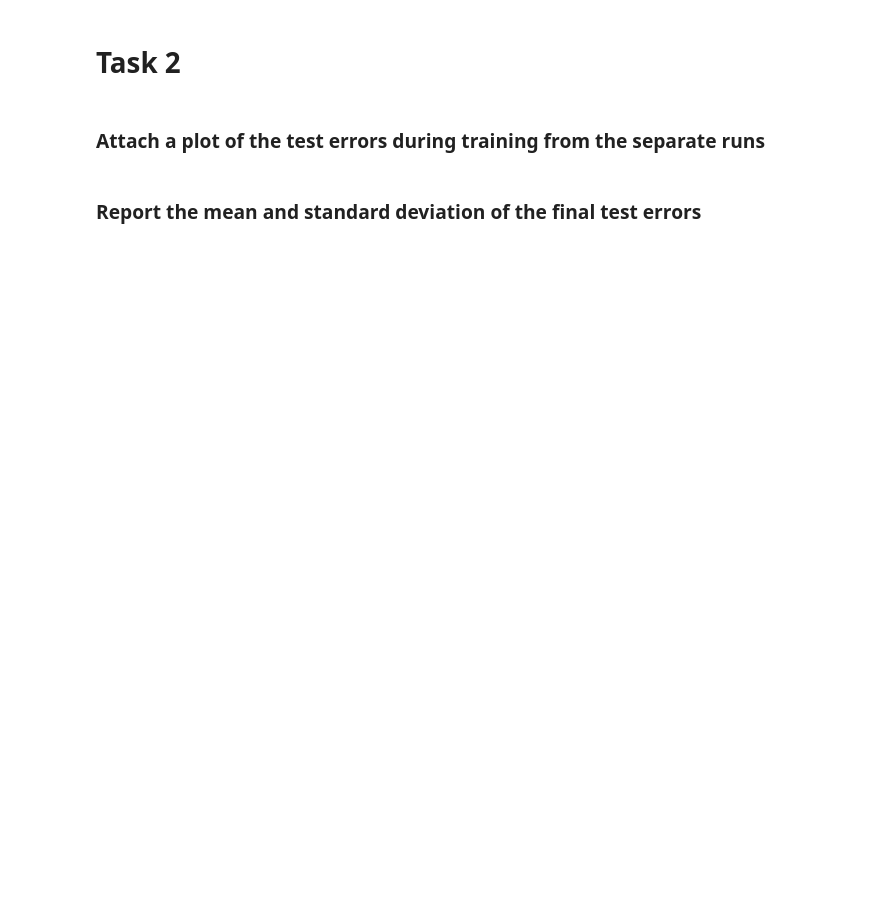
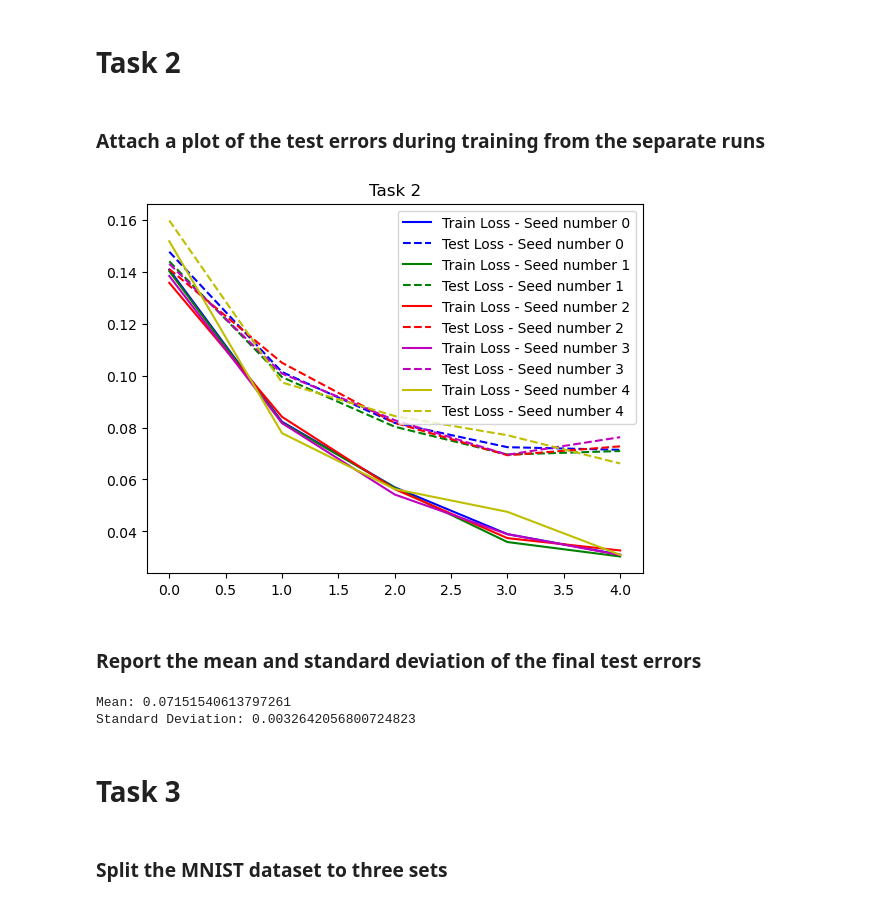
Before and after one commit to tamaricoh/ADL_second_project, a Jupyter notebook: ex3.ipynb, the cells around one changed output. Saved outputs shown, nothing was run; the diff lists cells and outputs as text; code cells hidden in the pictures; blank space fills up the shorter version.

Commit message:
task_3_complete

```diff
--- a/ex3.ipynb
+++ b/ex3.ipynb
@@ -252,20 +251,30 @@ def task_2_plot(train_loss_history, test_loss_history, seed):
 # %%
-final_err = []
+def task_2(f):
+    all_train_history = []
+    all_test_history = []
+    all_val_history = []
+    final_err = []
 
-for i in range(5):
-    torch.manual_seed(i)
-    model = Net(input_size, hidden_size, num_classes).to(device)
-    criterion = nn.CrossEntropyLoss()
-    optimizer = torch.optim.Adam(model.parameters(), lr=learning_rate)
+    for i in range(5):
+        torch.manual_seed(i)
+        model = Net(input_size, hidden_size, num_classes).to(device)
+        criterion = nn.CrossEntropyLoss()
+        optimizer = torch.optim.Adam(model.parameters(), lr=learning_rate)
 
-    train_loss_history, test_loss_history, train_acc_history, test_acc_history = task_1(model ,criterion, optimizer)
-    final_err.append(test_loss_history[num_epochs-1])
-    print(f"plot {i}")
-    task_2_plot(train_loss_history, test_loss_history, i)
+        train_loss_history, test_loss_history, val_loss_history, _ = f(model ,criterion, optimizer)
+        all_train_history.append(train_loss_history)
+        all_test_history.append(test_loss_history)
+        all_val_history.append(val_loss_history)
+        final_err.append(test_loss_history[num_epochs])
 
-plt.legend()
-plt.title("Task 2")
-plt.show()
+    return all_train_history, all_test_history, all_val_history, final_err
+# %%
+all_train_history, all_test_history, _, final_err = task_2(task_1)
+# %%
+
+task_2_plot(all_train_history, all_test_history)
+# %% [output]
+[figure, added]
 # %% [markdown]
 ### Report the mean and standard deviation of the final test errors
 # %%
@@ -275,3 +284,10 @@ std_deviation = np.std(final_err)
 
 print(f"Mean: {mean_value}")
 print(f"Standard Deviation: {std_deviation}")
+# %% [output]
+Mean: 0.07151540613797261
+Standard Deviation: 0.0032642056800724823
+# %% [markdown]
+# Task 3
+# %% [markdown]
+### Split the MNIST dataset to three sets
```
Also changed, not shown: parts of 20 cells of this notebook.
